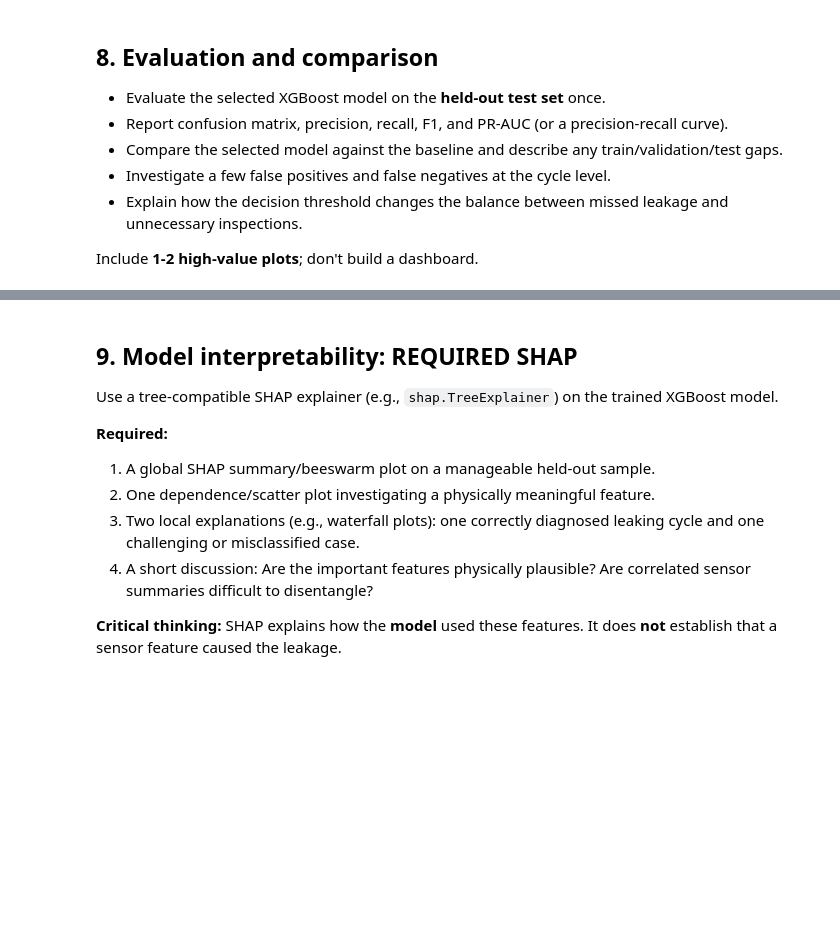
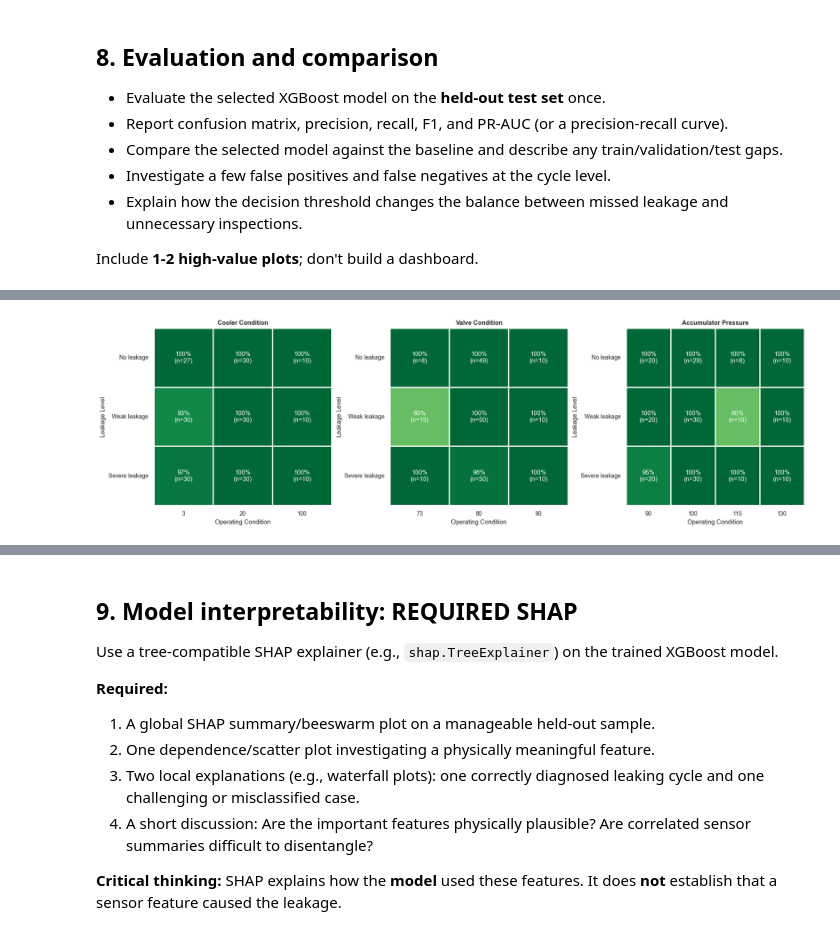
Before and after one commit to EladJoseph/Data-Science-Project---ML-classification-, a Jupyter notebook: Revised_Data_Science_Pipeline_XGBoost_SHAP_Audio_LIME.ipynb, the cells around one changed output, grey strips where cells are left out. Drawn from its saved outputs; the diff is of its cells as text; code cells hidden in the pictures; blank space fills up the shorter version.

```diff
--- a/Revised_Data_Science_Pipeline_XGBoost_SHAP_Audio_LIME.ipynb
+++ b/Revised_Data_Science_Pipeline_XGBoost_SHAP_Audio_LIME.ipynb
@@ -855,0 +1229,87 @@ Include **1-2 high-value plots**; don't build a dashboard.
+# %%
+# ==================================================
+# PERFORMANCE BY OPERATING CONDITION
+# ==================================================
+
+test_results = clean_profile.loc[
+    X_test.index,
+    condition_cols
+].copy()
+
+test_results["Actual"] = y_test.to_numpy()
+test_results["Predicted"] = y_test_pred
+test_results["Correct"] = (
+    test_results["Actual"] == test_results["Predicted"]
+)
+
+titles = [
+    "Cooler Condition",
+    "Valve Condition",
+    "Accumulator Pressure"
+]
+
+fig, axes = plt.subplots(
+    1, 3,
+    figsize=(17, 5),
+    constrained_layout=True
+)
+
+for ax, condition, title in zip(
+    axes, condition_cols, titles
+):
+
+    grouped = (
+        test_results
+        .groupby([condition, "Actual"])["Correct"]
+        .agg(["mean", "size"])
+        .reset_index()
+    )
+
+    accuracy_matrix = grouped.pivot(
+        index="Actual",
+        columns=condition,
+        values="mean"
+    ).reindex(index=[0, 1, 2])
+
+    count_matrix = grouped.pivot(
+        index="Actual",
+        columns=condition,
+        values="size"
+    ).reindex(
+        index=[0, 1, 2],
+        columns=accuracy_matrix.columns
+    )
+
+    annotations = accuracy_matrix.copy().astype(object)
+
+    for i in range(accuracy_matrix.shape[0]):
+        for j in range(accuracy_matrix.shape[1]):
+
+            acc = accuracy_matrix.iloc[i, j]
+            n = count_matrix.iloc[i, j]
+
+            annotations.iloc[i, j] = (
+                f"{acc:.0%}\n(n={int(n)})"
+                if pd.notna(acc) else ""
+            )
+
+    sns.heatmap(
+        accuracy_matrix,
+        annot=annotations,
+        fmt="",
+        cmap="RdYlGn",
+        vmin=0,
+        vmax=1,
+        linewidths=1,
+        cbar=False,
+        ax=ax
+    )
+
+    ax.set_title(title, fontweight="bold")
+    ax.set_xlabel("Operating Condition")
+    ax.set_ylabel("Leakage Level")
+    ax.set_yticklabels(class_names, rotation=0)
+
+plt.show()
+# %% [output]
+[figure, added]
```
Also changed, not shown: parts of 26 cells of this notebook, 4 other files.
